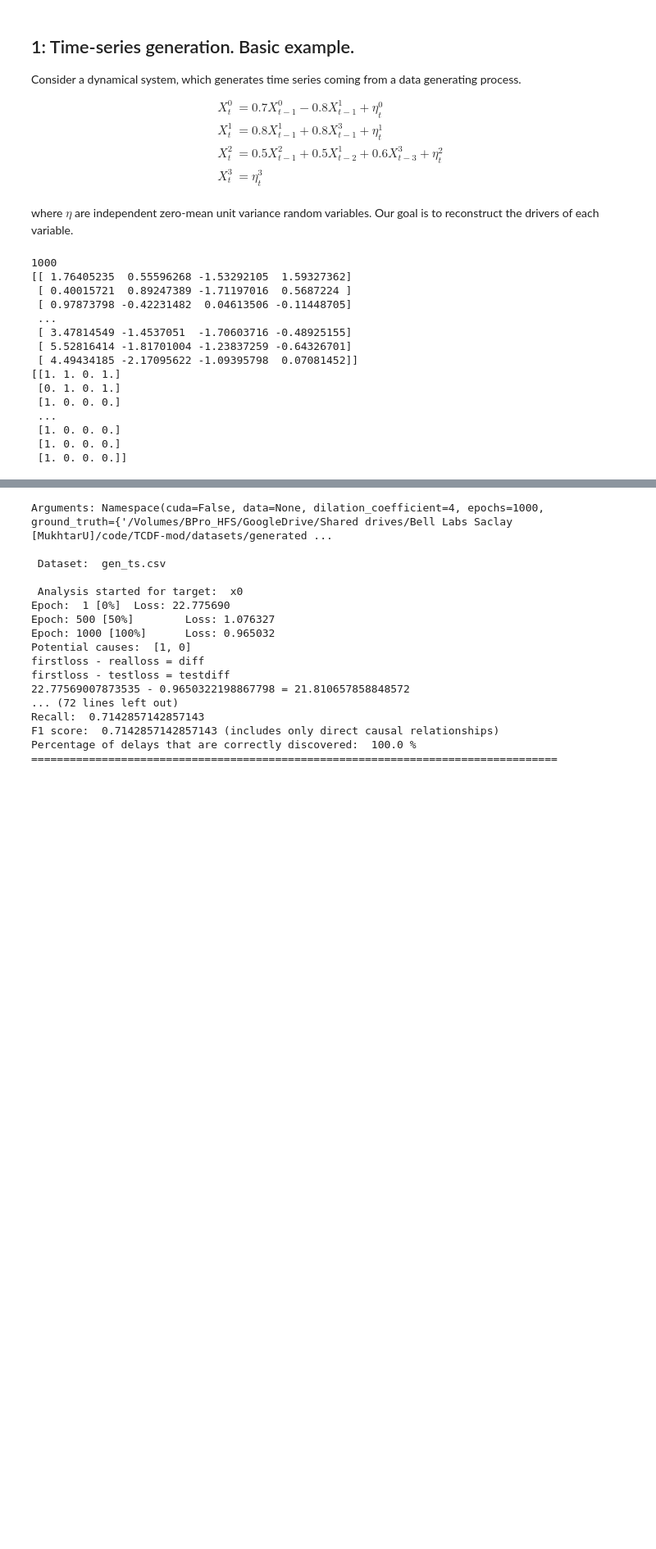
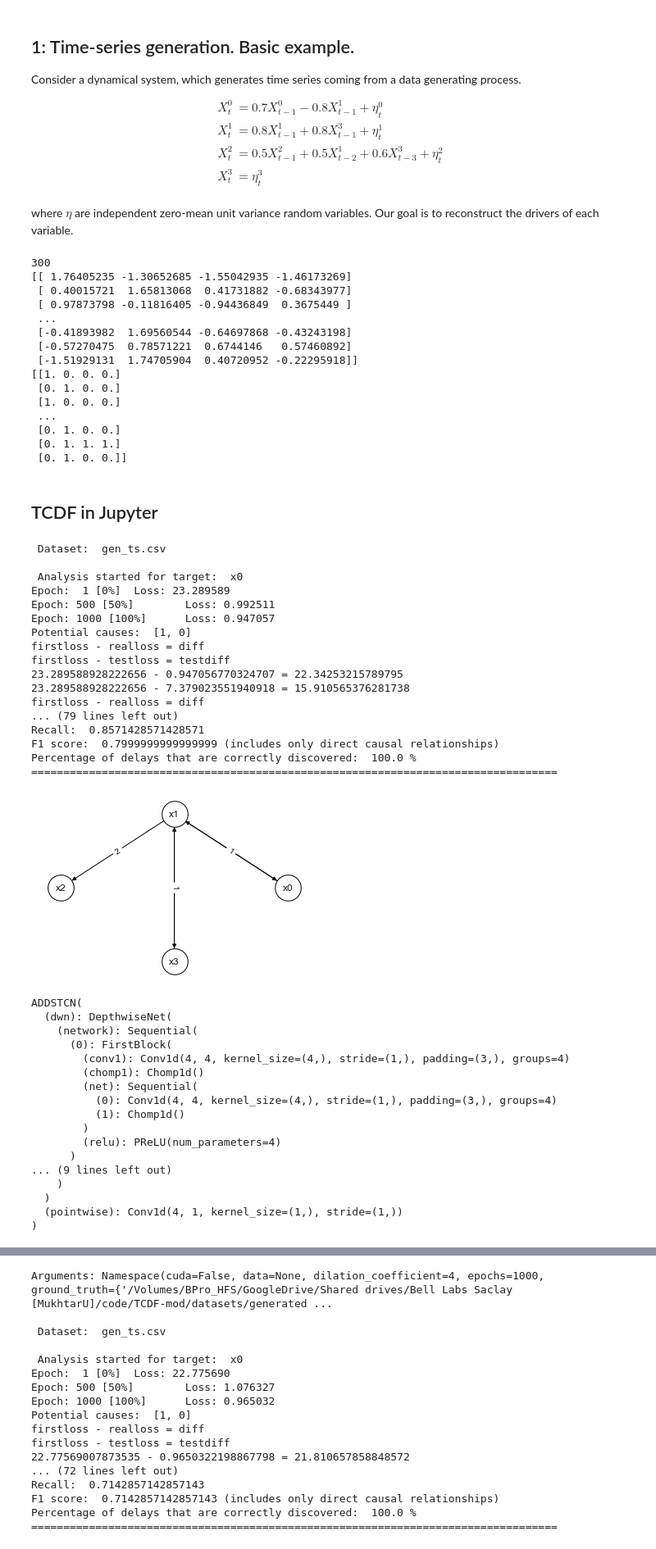
Before and after one commit to sataset/TCDF-mod, a Jupyter notebook: jupyter-notebooks/TCDF-mod-test.ipynb, the cells around one changed output, grey strips where cells are left out. Shown at 82% size. Cells and saved outputs as stored; diff of their text form; code cells hidden in the pictures; blank space fills up the shorter version.

```diff
--- a/jupyter-notebooks/TCDF-mod-test.ipynb
+++ b/jupyter-notebooks/TCDF-mod-test.ipynb
@@ -100,7 +102,7 @@ def binarize(array, threshold):
   return binarized
 
 
-time_steps, num_timeseries = 1000, 4 # exactly data.shape
+time_steps, num_timeseries = 300, 4 # exactly data.shape
 
 links_coeffs = { 0: [((0, -1), 0.7), ((1, -1), -0.8)],
                  1: [((1, -1), 0.8), ((3, -1), 0.8)],
@@ -127,18 +129,66 @@ dataframe_binarized = tigramite.data_processing.DataFrame(data_binarized)
 
 np.savetxt(path_datasets + '/generated/gen_ts.csv', data, header='x0,x1,x2,x3', comments='', delimiter=',')
 # %% [output]
-1000
-[[ 1.76405235  0.55596268 -1.53292105  1.59327362]
- [ 0.40015721  0.89247389 -1.71197016  0.5687224 ]
- [ 0.97873798 -0.42231482  0.04613506 -0.11448705]
+300
+[[ 1.76405235 -1.30652685 -1.55042935 -1.46173269]
+ [ 0.40015721  1.65813068  0.41731882 -0.68343977]
+ [ 0.97873798 -0.11816405 -0.94436849  0.3675449 ]
  ...
- [ 3.47814549 -1.4537051  -1.70603716 -0.48925155]
- [ 5.52816414 -1.81701004 -1.23837259 -0.64326701]
- [ 4.49434185 -2.17095622 -1.09395798  0.07081452]]
-[[1. 1. 0. 1.]
- [0. 1. 0. 1.]
+ [-0.41893982  1.69560544 -0.64697868 -0.43243198]
+ [-0.57270475  0.78571221  0.6744146   0.57460892]
+ [-1.51929131  1.74705904  0.40720952 -0.22295918]]
+[[1. 0. 0. 0.]
+ [0. 1. 0. 0.]
  [1. 0. 0. 0.]
  ...
- [1. 0. 0. 0.]
- [1. 0. 0. 0.]
- [1. 0. 0. 0.]]
+ [0. 1. 0. 0.]
+ [0. 1. 1. 1.]
+ [0. 1. 0. 0.]]
+# %% [markdown]
+## TCDF in Jupyter
+# %%
+from TCDF_wrapper import TCDF
+
+dataset = path_datasets + '/generated/gen_ts.csv'
+dataset_gt = path_datasets + '/generated/gen_ts_groundtruth_reverse.csv'
+
+TCDF_solver = TCDF(f'{dataset}={dataset_gt}', ground_truth_provided=True, plot=True)
+TCDF_solver.solve()
+
+TCDF_solver.model
+# %% [output]
+ Dataset:  gen_ts.csv
+
+ Analysis started for target:  x0
+Epoch:  1 [0%]  Loss: 23.289589
+Epoch: 500 [50%]        Loss: 0.992511
+Epoch: 1000 [100%]      Loss: 0.947057
+Potential causes:  [1, 0]
+firstloss - realloss = diff
+firstloss - testloss = testdiff
+23.289588928222656 - 0.947056770324707 = 22.34253215789795
+23.289588928222656 - 7.379023551940918 = 15.910565376281738
+firstloss - realloss = diff
+... (79 lines left out)
+Recall:  0.8571428571428571
+F1 score:  0.7999999999999999 (includes only direct causal relationships)
+Percentage of delays that are correctly discovered:  100.0 %
+==================================================================================
+[figure, added]
+ADDSTCN(
+  (dwn): DepthwiseNet(
+    (network): Sequential(
+      (0): FirstBlock(
+        (conv1): Conv1d(4, 4, kernel_size=(4,), stride=(1,), padding=(3,), groups=4)
+        (chomp1): Chomp1d()
+        (net): Sequential(
+          (0): Conv1d(4, 4, kernel_size=(4,), stride=(1,), padding=(3,), groups=4)
+          (1): Chomp1d()
+        )
+        (relu): PReLU(num_parameters=4)
+      )
+... (9 lines left out)
+    )
+  )
+  (pointwise): Conv1d(4, 1, kernel_size=(1,), stride=(1,))
+)
```
Also changed, not shown: parts of 5 cells of this notebook, 1 other file.
